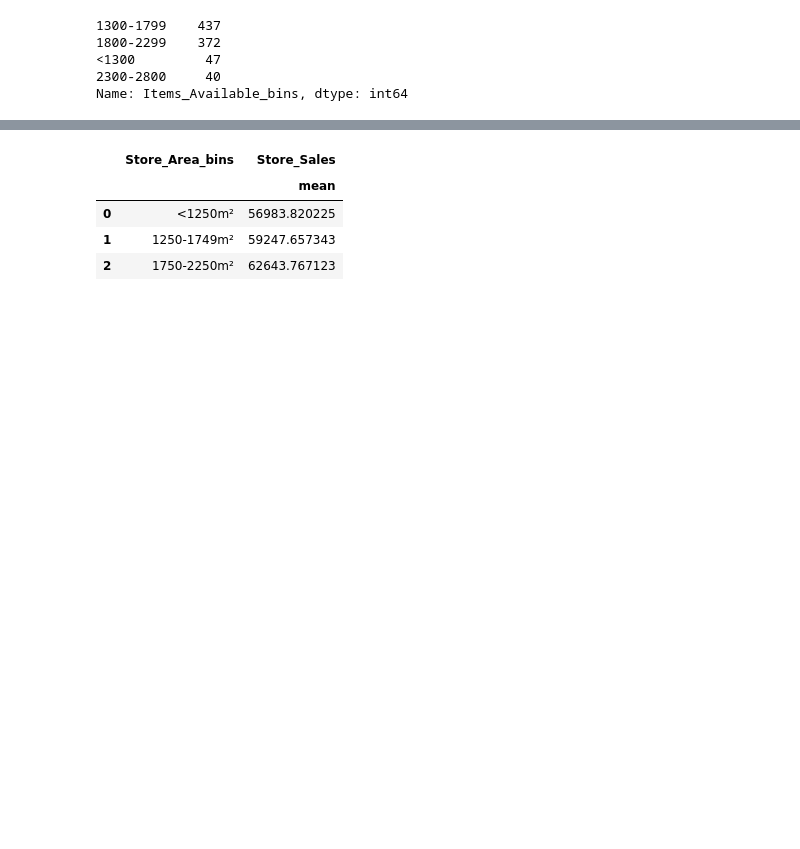
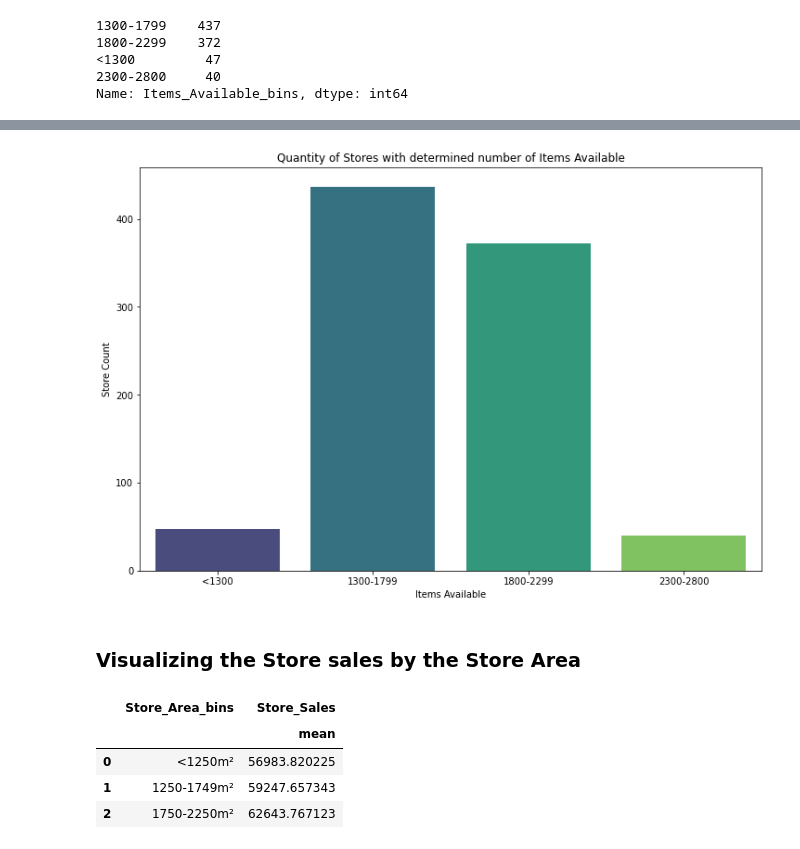
Before and after one commit to rafajovelho/Projeto1-Supermarket-Branches-Sales, a Jupyter notebook: SuperMarket_Project.ipynb, the cells around one changed output, grey strips where cells are left out. Saved outputs shown, nothing was run; the diff lists cells and outputs as text; code cells hidden in the pictures; blank space fills up the shorter version.

```diff
--- a/SuperMarket_Project.ipynb
+++ b/SuperMarket_Project.ipynb
@@ -274,6 +285,17 @@ df_eng.sample(8)
 # %%
 # They've become categorical
 new_columns = ['Items_Available_bins', 'Store_Area_bins']
+# %%
+plt.figure(figsize =(12,8))
+sns.countplot(x = df_eng['Items_Available_bins'], orient = 'v', palette = 'viridis')
+plt.title('Quantity of Stores with determined number of Items Available')
+plt.xlabel('Items Available')
+plt.ylabel('Store Count')
+plt.show()
+# %% [output]
+[figure, added]
+# %% [markdown]
+### Visualizing the Store sales by the Store Area
 # %%
 df_report1 = df_eng.groupby(['Store_Area_bins']).agg({'Store_Sales':['mean']}).reset_index()
 df_report1
```
Also changed, not shown: parts of 9 cells of this notebook.
